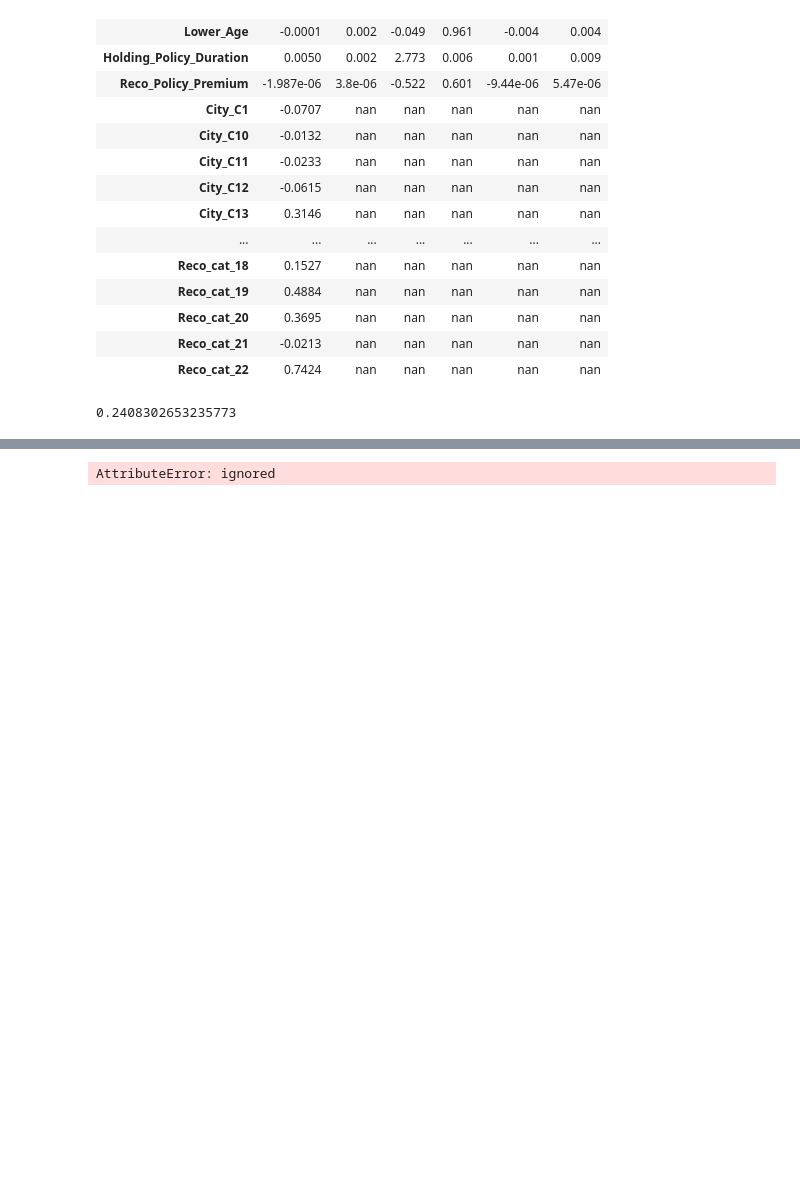
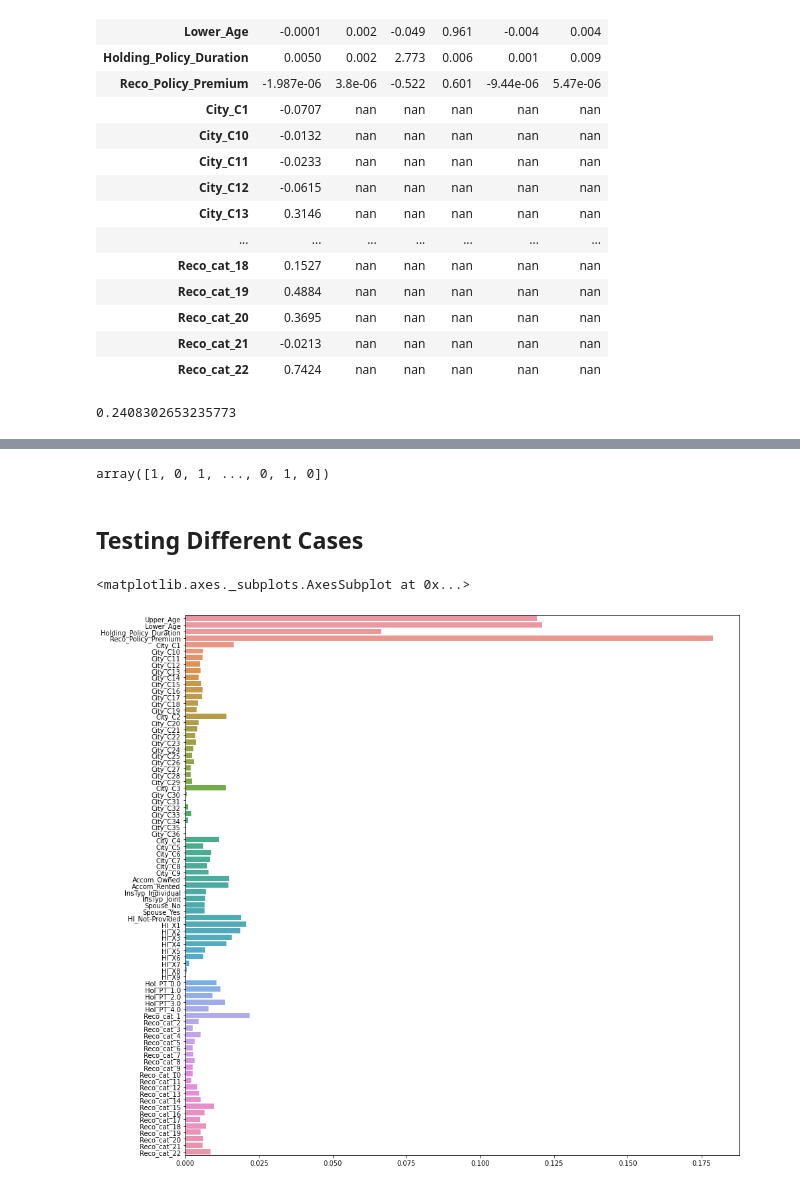
Before and after one commit to NISHANTH-PAPARAJU/DS-Competitions, a Jupyter notebook: AnalyticsVidhya/Jobathon-21/AV_Health_Insurance_Lead_Prediction(3).ipynb, the cells around one changed output, grey strips where cells are left out. Cells and saved outputs as stored; diff of their text form; code cells hidden in the pictures; blank space fills up the shorter version.

```diff
--- a/AnalyticsVidhya/Jobathon-21/AV_Health_Insurance_Lead_Prediction(3).ipynb
+++ b/AnalyticsVidhya/Jobathon-21/AV_Health_Insurance_Lead_Prediction(3).ipynb
@@ -596,0 +662,19 @@ plot_confusion_matrix(GB, X_val, y_val)
+# %%
+def get_labels_as_tuples(labels):
+  """
+  Takes in 1D labels and then converts them into two dimension labels and returns it.
+  """
+  labels_2D = pd.DataFrame(labels)
+  labels_2D['Negate_Response'] = (1-labels)
+  return labels_2D
+# %%
+# create early stopping callback
+early_stopping = keras.callbacks.EarlyStopping(monitor="val_auc_7",
+                                                  patience=5)
+# %%
+y_train_2D = get_labels_as_tuples(y_train)
+y_val_2D = get_labels_as_tuples(y_val)
+y_2D = get_labels_as_tuples(y)
+valid_set = tuple(zip(X_val.to_numpy(), y_val.to_numpy()))
+# %%
+NN.fit(X_train, y_train_2D, batch_size=32, epochs=50, shuffle=True, verbose=2, validation_split=0.3, callbacks=[early_stopping])
@@ -708,4 +836,6 @@ best_thr_stats
 # %%
-y_preds_stats_full = predict_on_best_threshould(stats_logit_full, test_proc, best_thr_stats)
+y_preds_stats_full = predict_on_best_threshould(stats_logit_full, test_proc, model_type='stats', best_threshold=best_thr_stats)
-# %% [output]
-AttributeError: ignored
+# %%
+y_preds_stats_full
+# %% [output]
+array([1, 0, 1, ..., 0, 1, 0])
@@ -711,0 +848,8 @@ AttributeError: ignored
+# %% [markdown]
+## Testing Different Cases
+# %%
+fig, ax = plt.subplots(figsize=(15, 15))
+sns.barplot(x=rfc.feature_importances_, y=X_train.columns, orient="h")
+# %% [output]
+<matplotlib.axes._subplots.AxesSubplot at 0x...>
+[figure, added]
```
Also changed, not shown: parts of 36 cells of this notebook.
